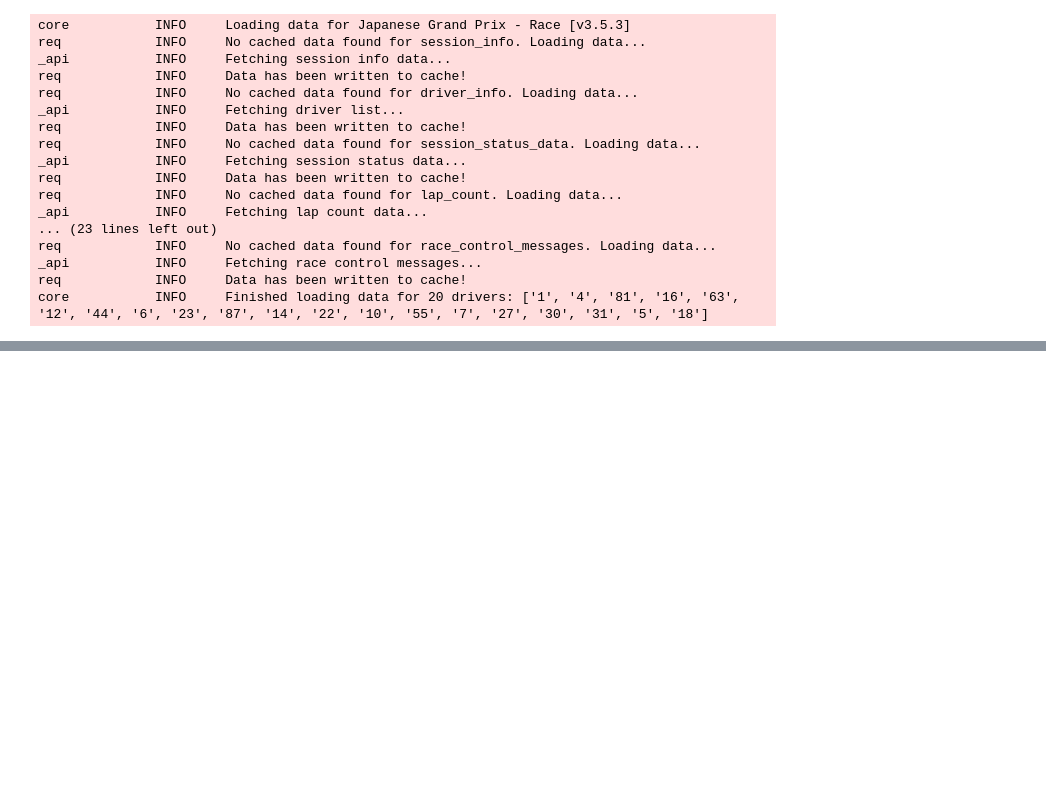
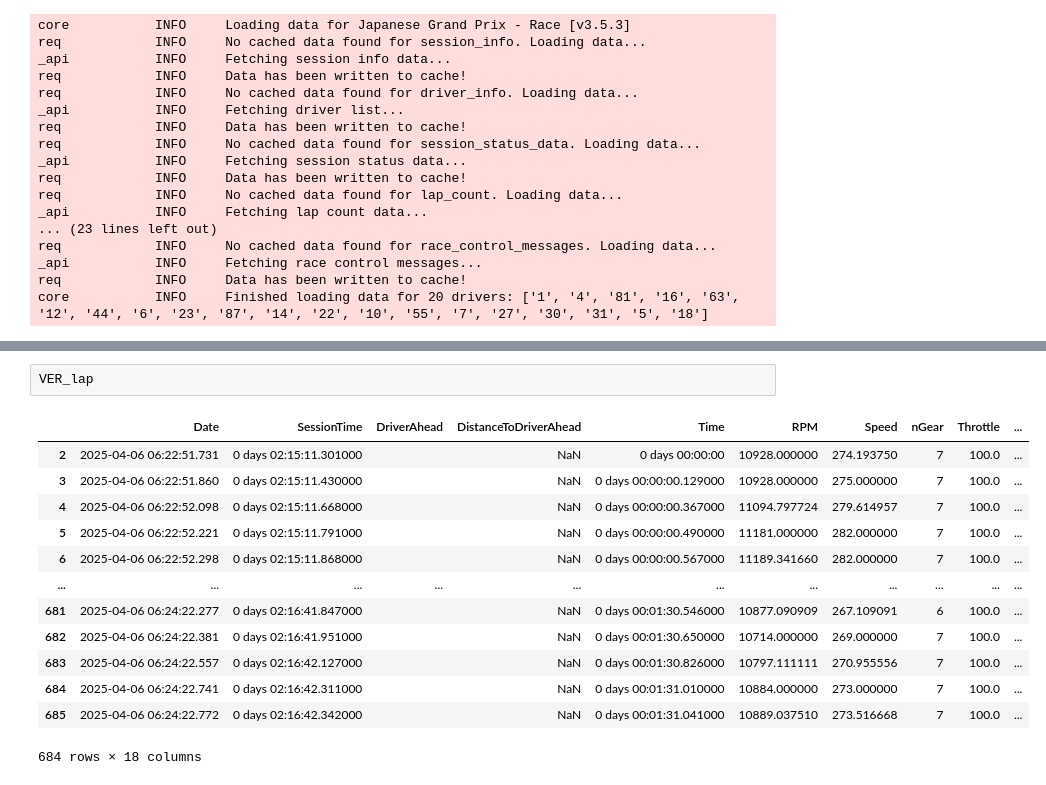
Before and after one commit to OhOmah/F1Revisited, a Jupyter notebook: MaxVSecondSeat.ipynb, the cells around one changed output, grey strips where cells are left out. Saved outputs shown, nothing was run; the diff lists cells and outputs as text; blank space fills up the shorter version.

```diff
--- a/MaxVSecondSeat.ipynb
+++ b/MaxVSecondSeat.ipynb
@@ -527 +547,17 @@ core           INFO     Finished loading data for 20 drivers: ['1', '4', '81', '
+# %%
+VER_lap
+# %% [output]
+|  | Date | SessionTime | DriverAhead | DistanceToDriverAhead | Time | RPM | Speed | nGear | Throttle | ... |
+| 2 | 2025-04-06 06:22:51.731 | 0 days 02:15:11.301000 |  | NaN | 0 days 00:00:00 | 10928.000000 | 274.193750 | 7 | 100.0 | ... |
+| 3 | 2025-04-06 06:22:51.860 | 0 days 02:15:11.430000 |  | NaN | 0 days 00:00:00.129000 | 10928.000000 | 275.000000 | 7 | 100.0 | ... |
+| 4 | 2025-04-06 06:22:52.098 | 0 days 02:15:11.668000 |  | NaN | 0 days 00:00:00.367000 | 11094.797724 | 279.614957 | 7 | 100.0 | ... |
+| 5 | 2025-04-06 06:22:52.221 | 0 days 02:15:11.791000 |  | NaN | 0 days 00:00:00.490000 | 11181.000000 | 282.000000 | 7 | 100.0 | ... |
+| 6 | 2025-04-06 06:22:52.298 | 0 days 02:15:11.868000 |  | NaN | 0 days 00:00:00.567000 | 11189.341660 | 282.000000 | 7 | 100.0 | ... |
+| ... | ... | ... | ... | ... | ... | ... | ... | ... | ... | ... |
+| 681 | 2025-04-06 06:24:22.277 | 0 days 02:16:41.847000 |  | NaN | 0 days 00:01:30.546000 | 10877.090909 | 267.109091 | 6 | 100.0 | ... |
+| 682 | 2025-04-06 06:24:22.381 | 0 days 02:16:41.951000 |  | NaN | 0 days 00:01:30.650000 | 10714.000000 | 269.000000 | 7 | 100.0 | ... |
+| 683 | 2025-04-06 06:24:22.557 | 0 days 02:16:42.127000 |  | NaN | 0 days 00:01:30.826000 | 10797.111111 | 270.955556 | 7 | 100.0 | ... |
+| 684 | 2025-04-06 06:24:22.741 | 0 days 02:16:42.311000 |  | NaN | 0 days 00:01:31.010000 | 10884.000000 | 273.000000 | 7 | 100.0 | ... |
+| 685 | 2025-04-06 06:24:22.772 | 0 days 02:16:42.342000 |  | NaN | 0 days 00:01:31.041000 | 10889.037510 | 273.516668 | 7 | 100.0 | ... |
+684 rows × 18 columns
 # %%
```
Also changed, not shown: parts of 8 cells of this notebook.
